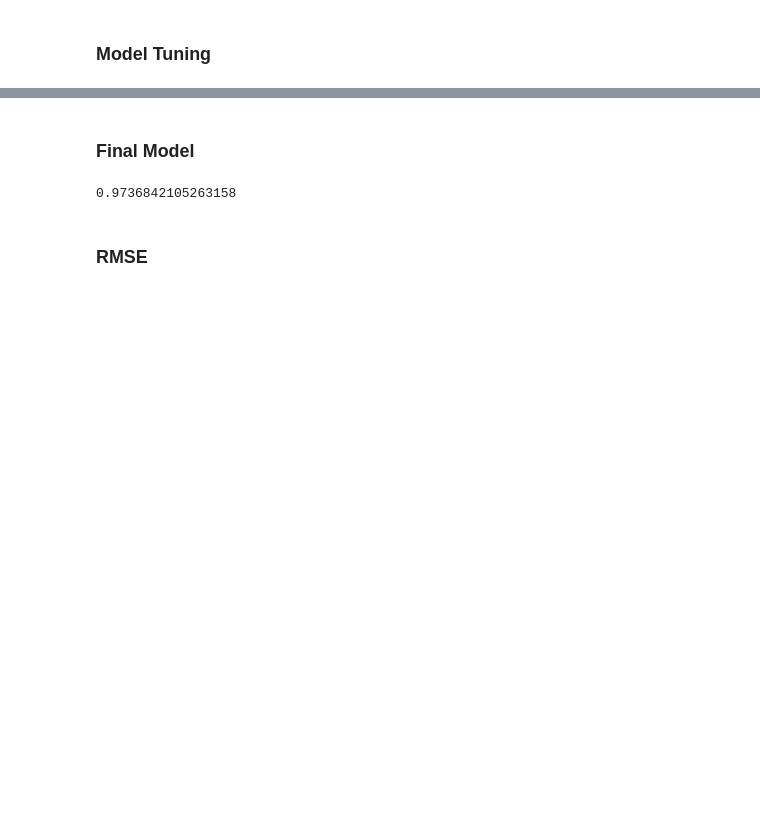
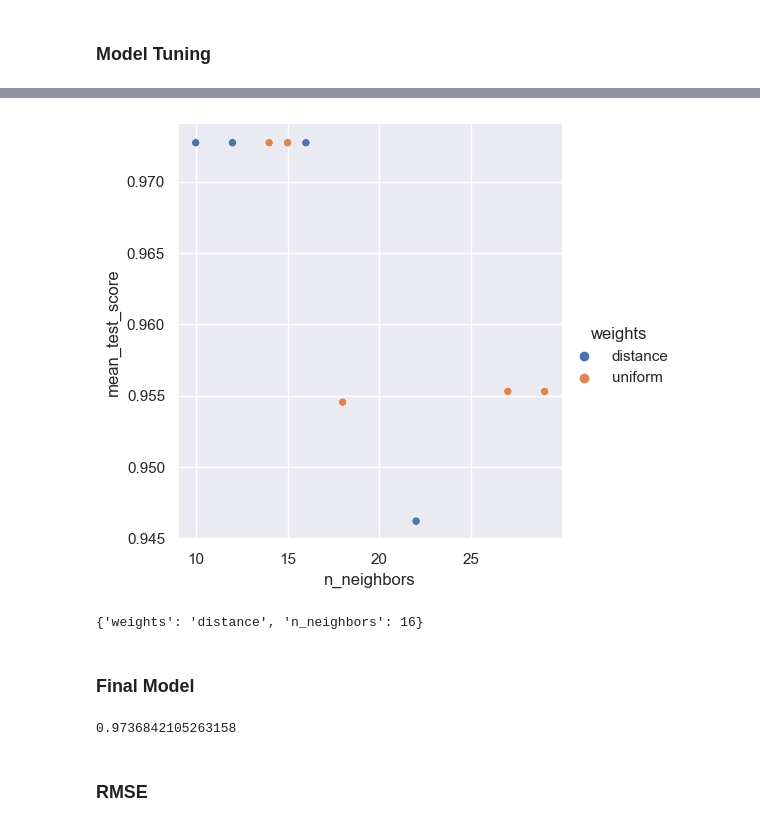
Before and after one commit to cgimenes/ml-studies, a Jupyter notebook: sklearn/knn/iris.ipynb, the cells around one changed output, grey strips where cells are left out. Saved outputs shown, nothing was run; the diff lists cells and outputs as text; code cells hidden in the pictures; blank space fills up the shorter version.

```diff
--- a/sklearn/knn/iris.ipynb
+++ b/sklearn/knn/iris.ipynb
@@ -230,0 +275,13 @@ _ = sns.lineplot(x=scores[:, 0], y=scores[:, 1])
+# %%
+k_range = range(1, 31)
+weight_options = ['uniform', 'distance']
+param_dist = dict(n_neighbors=k_range, weights=weight_options)
+model = KNeighborsClassifier()
+grid = RandomizedSearchCV(model, param_distributions=param_dist, cv=10, scoring="accuracy", n_iter=10, random_state=5)
+_ = grid.fit(X_train, y_train)
+# %%
+search_results = pd.DataFrame(grid.cv_results_)[['mean_test_score', 'std_test_score', 'params']]
+search_results["weights"] = search_results["params"].apply(lambda x: x["weights"])
+search_results["n_neighbors"] = search_results["params"].apply(lambda x: x["n_neighbors"])
+search_results.drop(columns="params", inplace=True)
+search_results
@@ -231,3 +300,11 @@ _ = sns.lineplot(x=scores[:, 0], y=scores[:, 1])
+# %%
+_ = sns.relplot(x=search_results['n_neighbors'], y=search_results['mean_test_score'], hue=search_results['weights'])
+# %% [output]
+[figure, added]
+# %%
+grid.best_params_
+# %% [output]
+{'weights': 'distance', 'n_neighbors': 16}
 # %% [markdown]
 ### Final Model
 # %%
```
Also changed, not shown: parts of 19 cells of this notebook, 2 other files.
